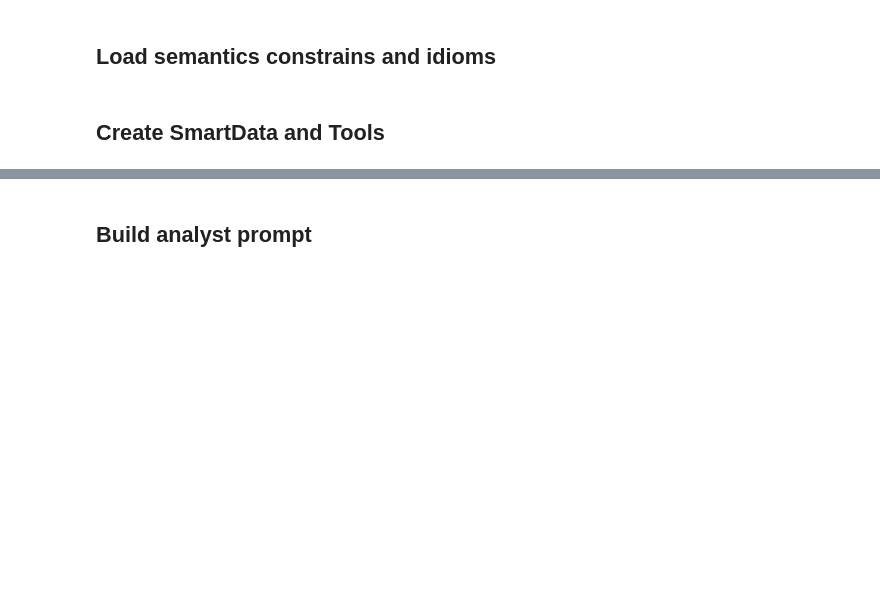
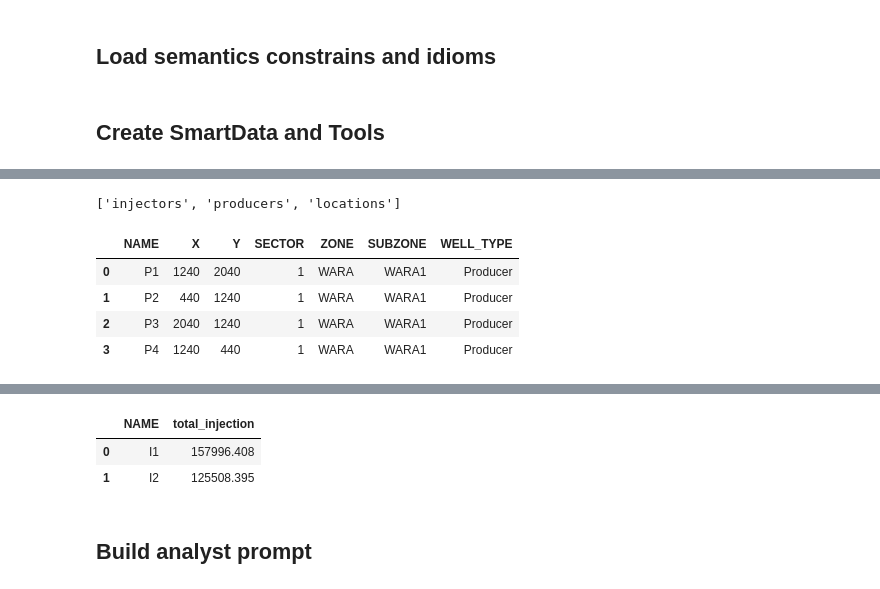
Before and after one commit to xavierbox/AgenticWaterfloodInsights3, a Jupyter notebook: notebooks/experiment1.ipynb, the cells around one changed output, grey strips where cells are left out. Saved outputs shown, nothing was run; the diff lists cells and outputs as text; code cells hidden in the pictures; blank space fills up the shorter version.

```diff
--- a/notebooks/experiment1.ipynb
+++ b/notebooks/experiment1.ipynb
@@ -50,10 +60,12 @@ from golden_queries import golden_injector_queries
 #pinj = pd.read_csv("../datasets/IX5I_4P/producers.csv")
 #locs= pd.read_csv("../datasets/IX5I_4P/locations.csv")
 
-def fetch_data(path:str):
-    inj  = pd.read_csv(path+"injectors.csv")
-    pinj = pd.read_csv(path+"producers.csv")
-    locs = pd.read_csv(path+"locations.csv")
+from pathlib import Path
+
+def fetch_data(path:Path):
+    inj  = pd.read_csv(path / "injectors.csv")
+    pinj = pd.read_csv(path / "producers.csv")
+    locs = pd.read_csv(path / "locations.csv")
     inj['DATE'] = pd.to_datetime( inj['DATE'],dayfirst=True)
     inj['DAY']   = inj['DATE'].dt.day
     inj['MONTH'] = inj['DATE'].dt.month
@@ -66,12 +78,10 @@ def fetch_data(path:str):
 
     return inj, pinj, locs
 
-path =  "../datasets/Demo1/"
+#path =  "../datasets/Demo1/"
+path =  Path("../datasets/IX5I_4P/")
+
 inj, pinj, locs = fetch_data(path)
-
-
-from get_llm_model import azure_llm_if
-from support import *
 # %% [markdown]
 ## Load semantics constrains and idioms
 # %%
@@ -90,5 +100,7 @@ df_dict = {'injectors': inj, 'producers':pinj , 'locations': locs }
 # %%
 
 smart_data = SmartData.initialize_from_named_dataframes( df_dict, known_table_models)
-smart_data_tools =  smart_data.get_table_tools()#SmartDataTools( data=data).get_tools()
+#smart_data_tools =  smart_data.get_table_tools()
 agent_tools = smart_data.get_tools()
+
+smart_data.set_data( df_dict )
@@ -94,0 +120,21 @@ agent_tools = smart_data.get_tools()
+# %%
+smart_data.catalog_snapshot().model_dump()
+print(smart_data.get_table_names())
+display(smart_data.get_table_as_df('locations').head(4))
+
+print(smart_data.get_tables_creation_datetime())
+smart_data.get_tables_brief_description()
+
+
+#smart_data.get_single_table_brief_description('producers')
+
+sql = "SELECT i.NAME, SUM(i.WATER_INJECTION_VOLUME) AS total_injection FROM injectors i GROUP BY i.NAME ORDER BY total_injection DESC LIMIT 2;"
+
+smart_data.execute_sql( sql,"top 2 injectors by total injected water volume" )
+# %% [output]
+['injectors', 'producers', 'locations']
+|  | NAME | X | Y | SECTOR | ZONE | SUBZONE | WELL_TYPE |
+| 0 | P1 | 1240 | 2040 | 1 | WARA | WARA1 | Producer |
+| 1 | P2 | 440 | 1240 | 1 | WARA | WARA1 | Producer |
+| 2 | P3 | 2040 | 1240 | 1 | WARA | WARA1 | Producer |
+| 3 | P4 | 1240 | 440 | 1 | WARA | WARA1 | Producer |
@@ -95,3 +143,6 @@ agent_tools = smart_data.get_tools()
+|  | NAME | total_injection |
+| 0 | I1 | 157996.408 |
+| 1 | I2 | 125508.395 |
 # %% [markdown]
 ## Build analyst prompt
 # %%
```
Also changed, not shown: parts of 127 cells of this notebook, 45 other files.
